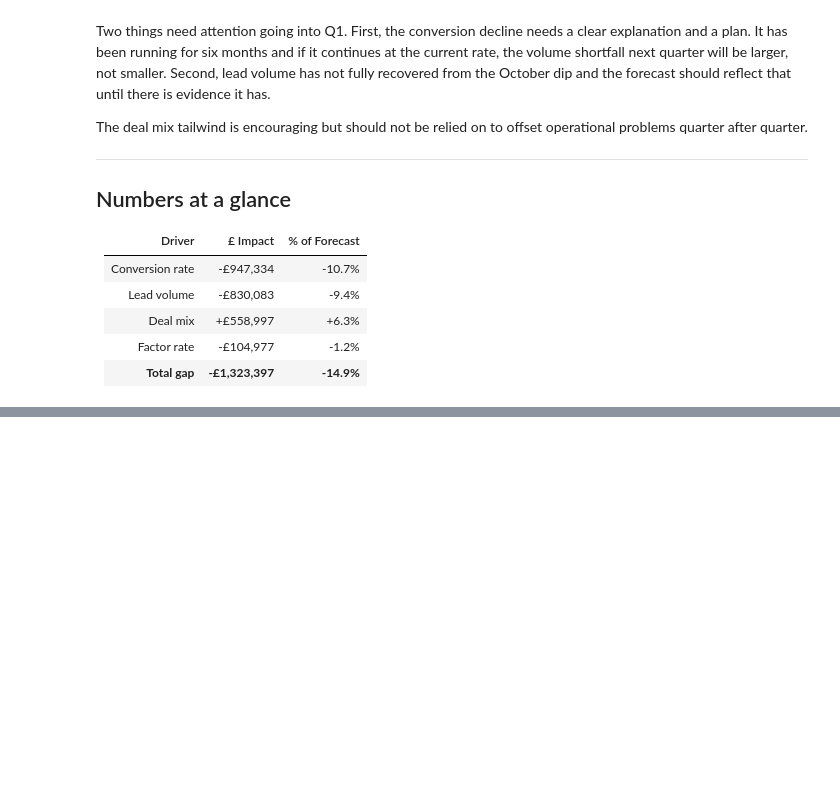
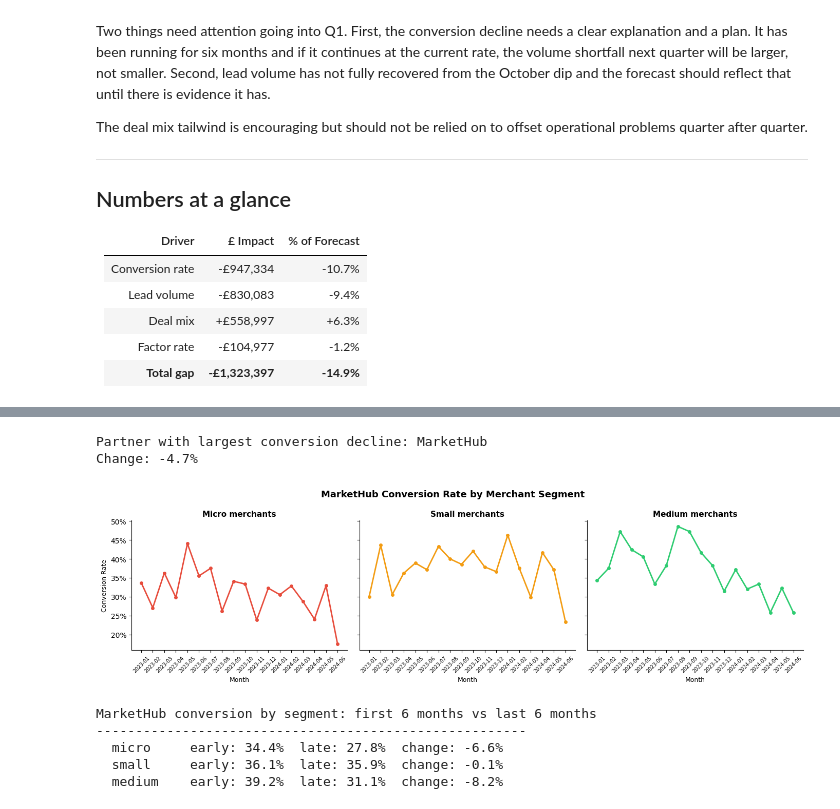
Before and after one commit to dobadina/capflow-analytics, a Jupyter notebook: notebooks/capflow_analytics.ipynb, the cells around one changed output, grey strips where cells are left out. Cells and saved outputs as stored; diff of their text form; code cells hidden in the pictures; blank space fills up the shorter version.

```diff
--- a/notebooks/capflow_analytics.ipynb
+++ b/notebooks/capflow_analytics.ipynb
@@ -908,0 +1008,73 @@ Done.
+# %%
+# Identify the partner with the largest conversion decline
+partner_changes = {}
+for partner in ['ShopBase', 'MarketHub', 'RetailCloud']:
+    partner_data = monthly_conv[monthly_conv['partner'] == partner].reset_index(drop=True)
+    early = partner_data[partner_data['month'].isin(early_months)]['conversion_rate'].mean()
+    late  = partner_data[partner_data['month'].isin(late_months)]['conversion_rate'].mean()
+    partner_changes[partner] = late - early
+
+problem_partner = min(partner_changes, key=partner_changes.get)
+print(f"Partner with largest conversion decline: {problem_partner}")
+print(f"Change: {partner_changes[problem_partner]:+.1%}\n")
+
+# Segment breakdown for problem partner
+seg_conv = (
+    leads_df
+    .groupby(['month', 'partner', 'merchant_segment'])
+    .apply(
+        lambda x: (x['application_status'] == 'approved').sum() / len(x),
+        include_groups=False
+    )
+    .reset_index()
+)
+seg_conv.columns = ['month', 'partner', 'merchant_segment', 'conversion_rate']
+
+problem_seg = seg_conv[seg_conv['partner'] == problem_partner]
+
+fig, axes = plt.subplots(1, 3, figsize=(14, 4), sharey=True)
+
+seg_colors = {
+    'micro':  '#e74c3c',
+    'small':  '#f39c12',
+    'medium': '#2ecc71',
+}
+
+for ax, segment in zip(axes, ['micro', 'small', 'medium']):
+    data = problem_seg[problem_seg['merchant_segment'] == segment]
+    ax.plot(data['month'], data['conversion_rate'],
+            color=seg_colors[segment], linewidth=2, marker='o', markersize=4)
+    ax.set_title(f'{segment.capitalize()} merchants', fontsize=11, fontweight='bold')
+    ax.set_xlabel('Month', fontsize=9)
+    ax.tick_params(axis='x', rotation=45, labelsize=7)
+    ax.yaxis.set_major_formatter(mtick.PercentFormatter(xmax=1, decimals=0))
+    ax.spines['top'].set_visible(False)
+    ax.spines['right'].set_visible(False)
+
+axes[0].set_ylabel('Conversion Rate', fontsize=9)
+fig.suptitle(f'{problem_partner} Conversion Rate by Merchant Segment',
+             fontsize=13, fontweight='bold')
+
+plt.tight_layout()
+
+chart_path = os.path.join(PROJECT_ROOT, 'reports/validation_charts/problem_partner_segments.png')
+plt.savefig(chart_path, dpi=150, bbox_inches='tight')
+plt.show()
+
+print(f"{problem_partner} conversion by segment: first 6 months vs last 6 months")
+print("-" * 55)
+for segment in ['micro', 'small', 'medium']:
+    data = problem_seg[problem_seg['merchant_segment'] == segment].reset_index(drop=True)
+    early = data[data['month'].isin(early_months)]['conversion_rate'].mean()
+    late  = data[data['month'].isin(late_months)]['conversion_rate'].mean()
+    change = late - early
+    print(f"  {segment:<8}  early: {early:.1%}  late: {late:.1%}  change: {change:+.1%}")
+# %% [output]
+Partner with largest conversion decline: MarketHub
+Change: -4.7%
+[figure, added]
+MarketHub conversion by segment: first 6 months vs last 6 months
+-------------------------------------------------------
+  micro     early: 34.4%  late: 27.8%  change: -6.6%
+  small     early: 36.1%  late: 35.9%  change: -0.1%
+  medium    early: 39.2%  late: 31.1%  change: -8.2%
```
Also changed, not shown: parts of 6 cells of this notebook, 3 other files.
